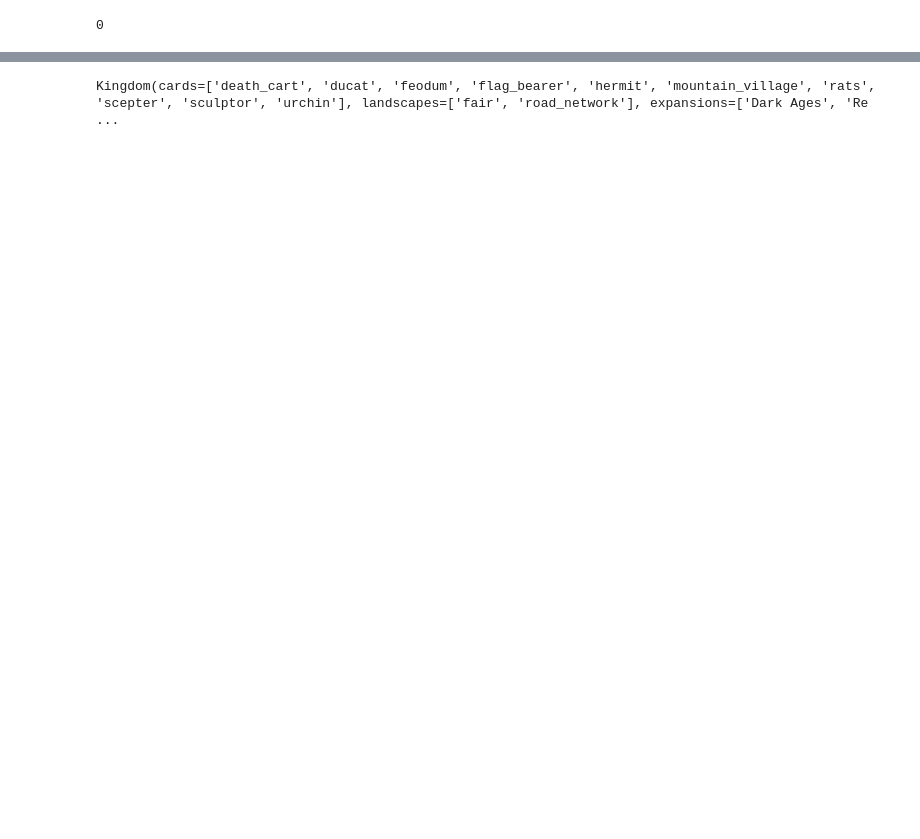
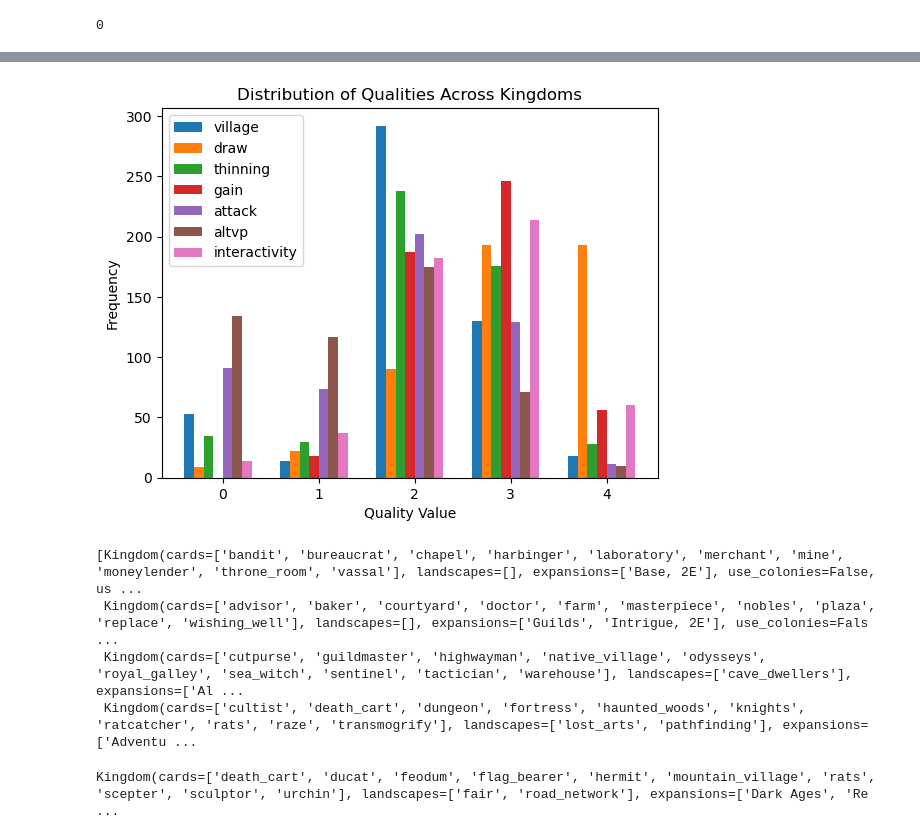
Before and after one commit to Fabian-Balzer/Randomkingdominion, a Jupyter notebook: start_gui.ipynb, the cells around one changed output, grey strips where cells are left out. Saved outputs shown, nothing was run; the diff lists cells and outputs as text; code cells hidden in the pictures; blank space fills up the shorter version.

```diff
--- a/start_gui.ipynb
+++ b/start_gui.ipynb
@@ -168,3 +341,53 @@ Buried Treasure, Catapult, Charm, City Quarter, Enlarge, Forum, No Colonies, No
+# %%
+recsets = rk.KingdomManager()
+recsets.load_recommended_kingdoms()
+dailies = rk.KingdomManager()
+dailies.load_kingdoms_from_yaml(rk.PATH_ASSETS.joinpath("kingdoms/dailies_prelim.yml"))
+# %%
+import numpy as np
+import matplotlib.pyplot as plt
+
+# Assuming rk.QUALITIES_AVAILABLE is a list of qualities you want to plot
+qualities = rk.QUALITIES_AVAILABLE.copy()
+
+
+x = np.arange(6)  # Qualities can be in the range [0, 5]
+
+# The frequencies of how often each quality appears in the data
+y_data = {}
+for qual in qualities:
+    occurrences = [k.total_qualities[qual] for k in dailies.kingdoms]
+    y_data[qual] =np.histogram(occurrences, bins=x)[0]
+
+
+
+bar_width = 0.1  # Adjust as needed to fit your data
+
+# Plotting
+fig, ax = plt.subplots()
+for i, qual in enumerate(qualities):
+    # Adjust x positions for each quality
+    adjusted_x_positions = x[:-1] + (i * bar_width)-len(qualities)*bar_width/2
+    ax.bar(adjusted_x_positions, y_data[qual], width=bar_width, label=qualities[i])
+
+
+# Add legend to distinguish different qualities
+plt.legend()
+
+# Add titles and labels as necessary
+plt.title('Distribution of Qualities Across Kingdoms')
+plt.xlabel('Quality Value')
+plt.ylabel('Frequency')
+
+plt.show()
+
+[kingdom for kingdom in recsets.kingdoms if kingdom.total_qualities["gain"] == 1]
+# %% [output]
+[figure, added]
+[Kingdom(cards=['bandit', 'bureaucrat', 'chapel', 'harbinger', 'laboratory', 'merchant', 'mine', 'moneylender', 'throne_room', 'vassal'], landscapes=[], expansions=['Base, 2E'], use_colonies=False, us ...
+ Kingdom(cards=['advisor', 'baker', 'courtyard', 'doctor', 'farm', 'masterpiece', 'nobles', 'plaza', 'replace', 'wishing_well'], landscapes=[], expansions=['Guilds', 'Intrigue, 2E'], use_colonies=Fals ...
+ Kingdom(cards=['cutpurse', 'guildmaster', 'highwayman', 'native_village', 'odysseys', 'royal_galley', 'sea_witch', 'sentinel', 'tactician', 'warehouse'], landscapes=['cave_dwellers'], expansions=['Al ...
+ Kingdom(cards=['cultist', 'death_cart', 'dungeon', 'fortress', 'haunted_woods', 'knights', 'ratcatcher', 'rats', 'raze', 'transmogrify'], landscapes=['lost_arts', 'pathfinding'], expansions=['Adventu ...
 # %%
 kingdoms = """Augurs, Barbarian, Catapult, Clashes, Colonnade, Enchantress, Highwayman, Keep, Legionary, Marquis, No Colonies, No Shelters, Skirmisher, Wizards
 Augurs, Barbarian, Clashes, Highwayman, Innkeeper, Modify, No Colonies, No Shelters, Royal Galley, Skirmisher, Specialist, Summon, Wizards
```
Also changed, not shown: parts of 12 cells of this notebook, 42 other files.
